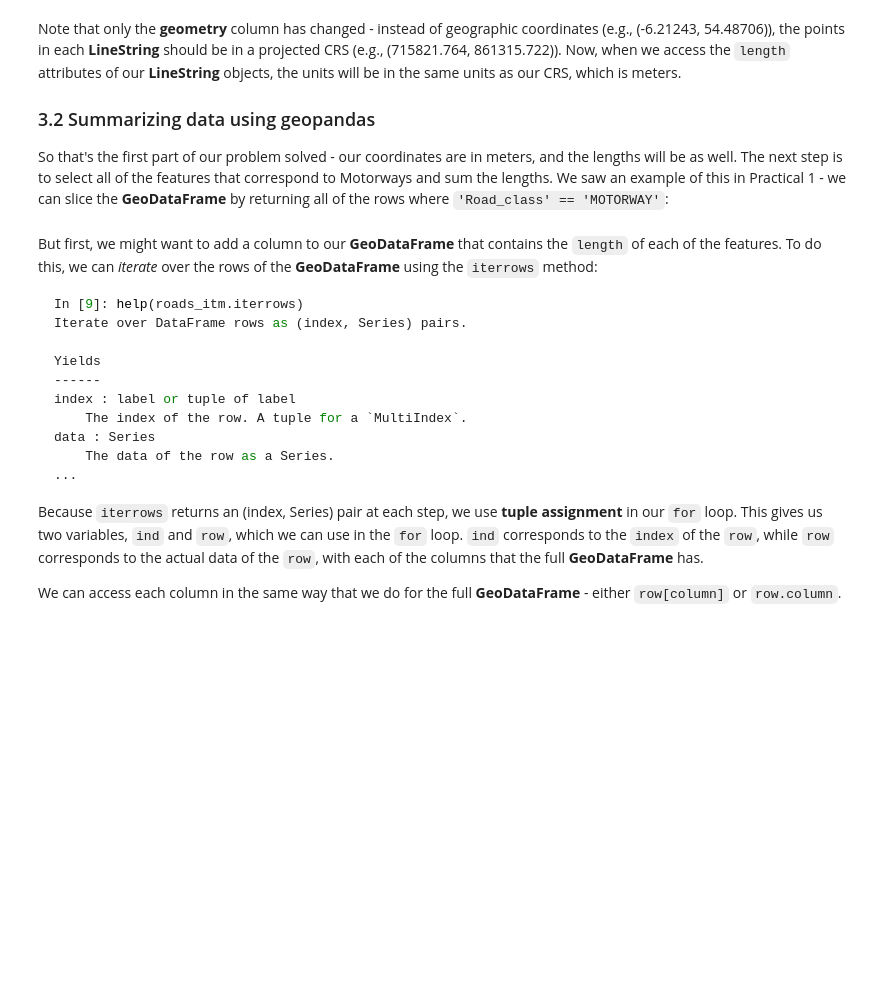
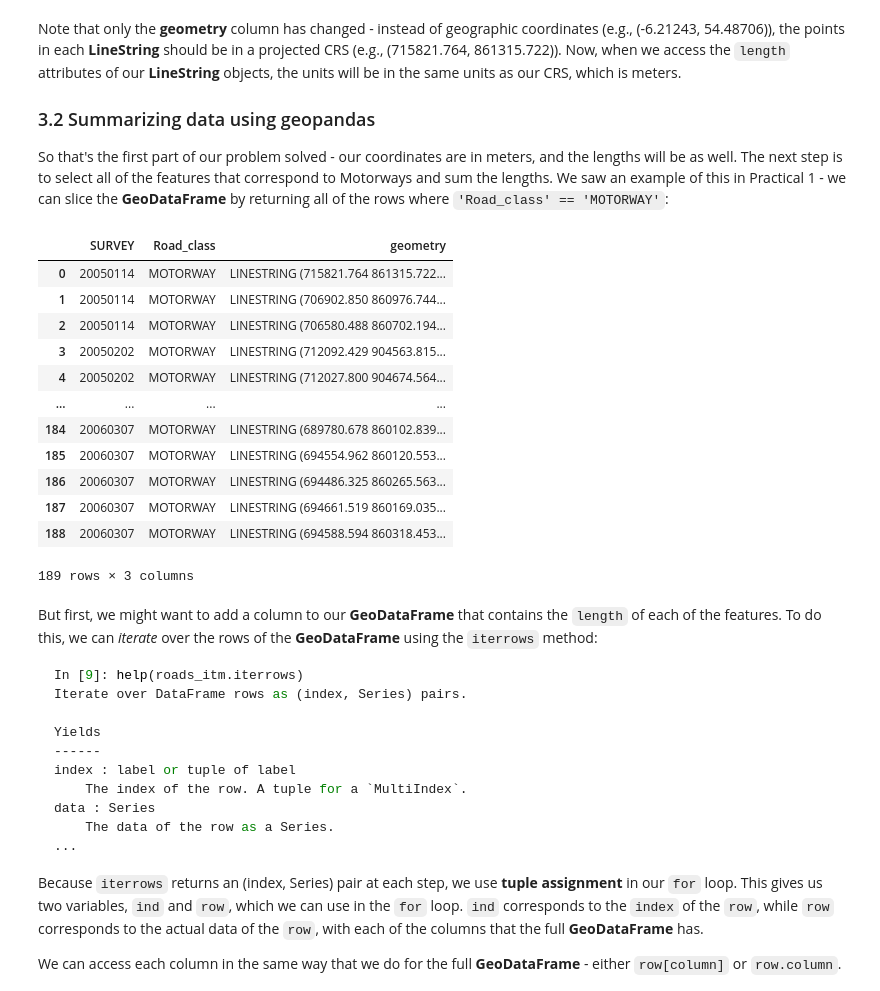
Before and after one commit to iamdonovan/egm722, a Jupyter notebook: Week3/Practical3.ipynb, the cells around one changed output. Saved outputs shown, nothing was run; the diff lists cells and outputs as text; code cells hidden in the pictures; blank space fills up the shorter version.

```diff
--- a/Week3/Practical3.ipynb
+++ b/Week3/Practical3.ipynb
@@ -300,6 +363,6 @@ Rather than trying to find the correct JSON or PROJ representation of this CRS,
 
 <span style="color:#009fdf;font-size:1.1em;font-weight:bold">Using the search function on the [EPSG registry](https://epsg.org/search/by-name), or using an internet search, look up the EPSG code for the Irish Transverse Mercator CRS and enter it in the method call below:</span>
 # %%
-roads_itm = roads.to_crs(epsg=XX) # replace XX with the correct EPSG code for Irish Transverse Mercator
+roads_itm = roads.to_crs(epsg=2157) # replace XX with the correct EPSG code for Irish Transverse Mercator
 
 print(roads_itm.head())
@@ -309,7 +379,21 @@ Note that only the __geometry__ column has changed - instead of geographic coord
 ### 3.2 Summarizing data using geopandas
 So that's the first part of our problem solved - our coordinates are in meters, and the lengths will be as well. The next step is to select all of the features that correspond to Motorways and sum the lengths. We saw an example of this in Practical 1 - we can slice the __GeoDataFrame__ by returning all of the rows where `'Road_class' == 'MOTORWAY'`:
 # %%
-roads_itm[roads_itm['Road_class'] == 'MOTORWAY']
+zroads_itm[roads_itm['Road_class'] == 'MOTORWAY']
+# %% [output]
+|  | SURVEY | Road_class | geometry |
+| 0 | 20050114 | MOTORWAY | LINESTRING (715821.764 861315.722... |
+| 1 | 20050114 | MOTORWAY | LINESTRING (706902.850 860976.744... |
+| 2 | 20050114 | MOTORWAY | LINESTRING (706580.488 860702.194... |
+| 3 | 20050202 | MOTORWAY | LINESTRING (712092.429 904563.815... |
+| 4 | 20050202 | MOTORWAY | LINESTRING (712027.800 904674.564... |
+| ... | ... | ... | ... |
+| 184 | 20060307 | MOTORWAY | LINESTRING (689780.678 860102.839... |
+| 185 | 20060307 | MOTORWAY | LINESTRING (694554.962 860120.553... |
+| 186 | 20060307 | MOTORWAY | LINESTRING (694486.325 860265.563... |
+| 187 | 20060307 | MOTORWAY | LINESTRING (694661.519 860169.035... |
+| 188 | 20060307 | MOTORWAY | LINESTRING (694588.594 860318.453... |
+189 rows × 3 columns
 # %% [markdown]
 But first, we might want to add a column to our __GeoDataFrame__ that contains the `length` of each of the features. To do this, we can _iterate_ over the rows of the __GeoDataFrame__ using the `iterrows` method:
 
```
Also changed, not shown: parts of 29 cells of this notebook.
